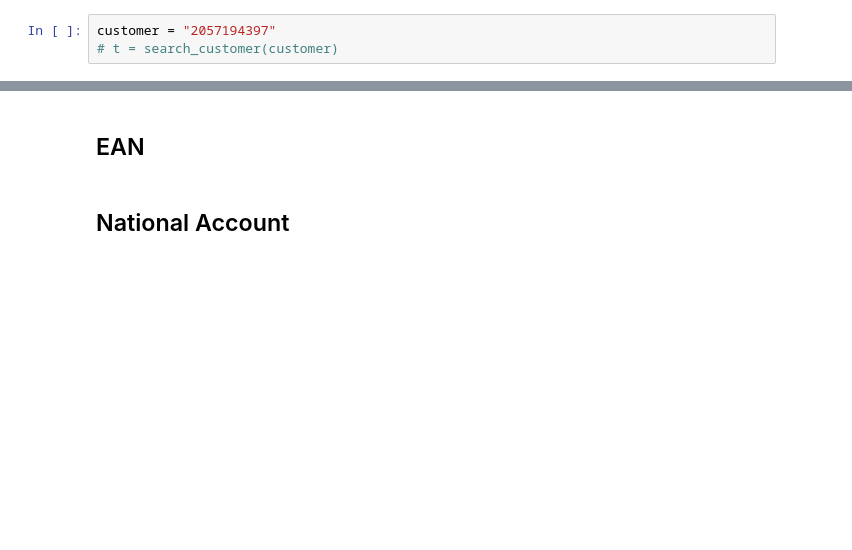
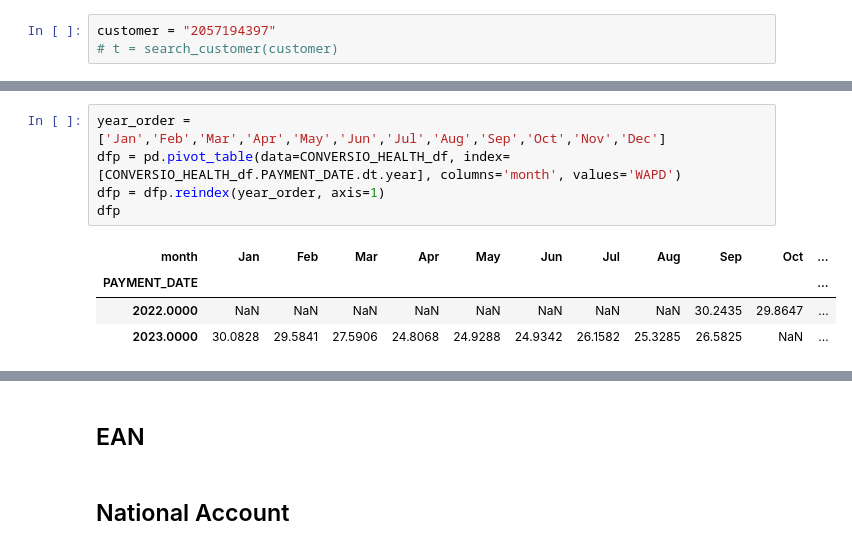
Before and after one commit to cah-madison-johnson/treasure_chest, a Jupyter notebook: WADTP/WADTP.ipynb, the cells around one changed output, grey strips where cells are left out. Cells and saved outputs as stored; diff of their text form; blank space fills up the shorter version.

```diff
--- a/WADTP/WADTP.ipynb
+++ b/WADTP/WADTP.ipynb
@@ -314 +204,11 @@ dfp
+# %%
+year_order = ['Jan','Feb','Mar','Apr','May','Jun','Jul','Aug','Sep','Oct','Nov','Dec']
+dfp = pd.pivot_table(data=CONVERSIO_HEALTH_df, index=[CONVERSIO_HEALTH_df.PAYMENT_DATE.dt.year], columns='month', values='WAPD')
+dfp = dfp.reindex(year_order, axis=1)
+dfp
+# %% [output]
+| month | Jan | Feb | Mar | Apr | May | Jun | Jul | Aug | Sep | Oct | ... |
+| PAYMENT_DATE |  |  |  |  |  |  |  |  |  |  | ... |
+| 2022.0000 | NaN | NaN | NaN | NaN | NaN | NaN | NaN | NaN | 30.2435 | 29.8647 | ... |
+| 2023.0000 | 30.0828 | 29.5841 | 27.5906 | 24.8068 | 24.9288 | 24.9342 | 26.1582 | 25.3285 | 26.5825 | NaN | ... |
 # %%
```
Also changed, not shown: parts of 21 cells of this notebook.
